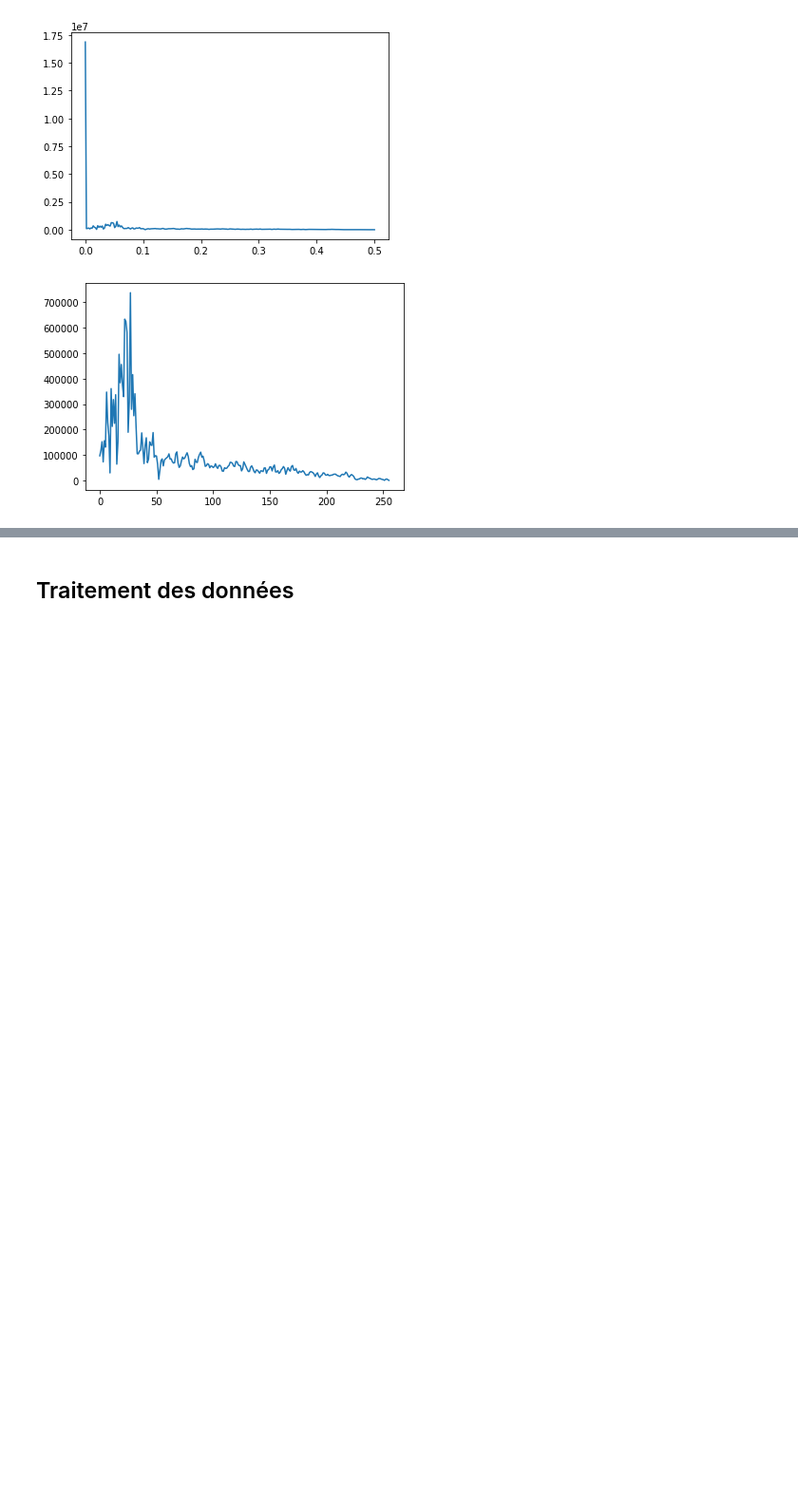
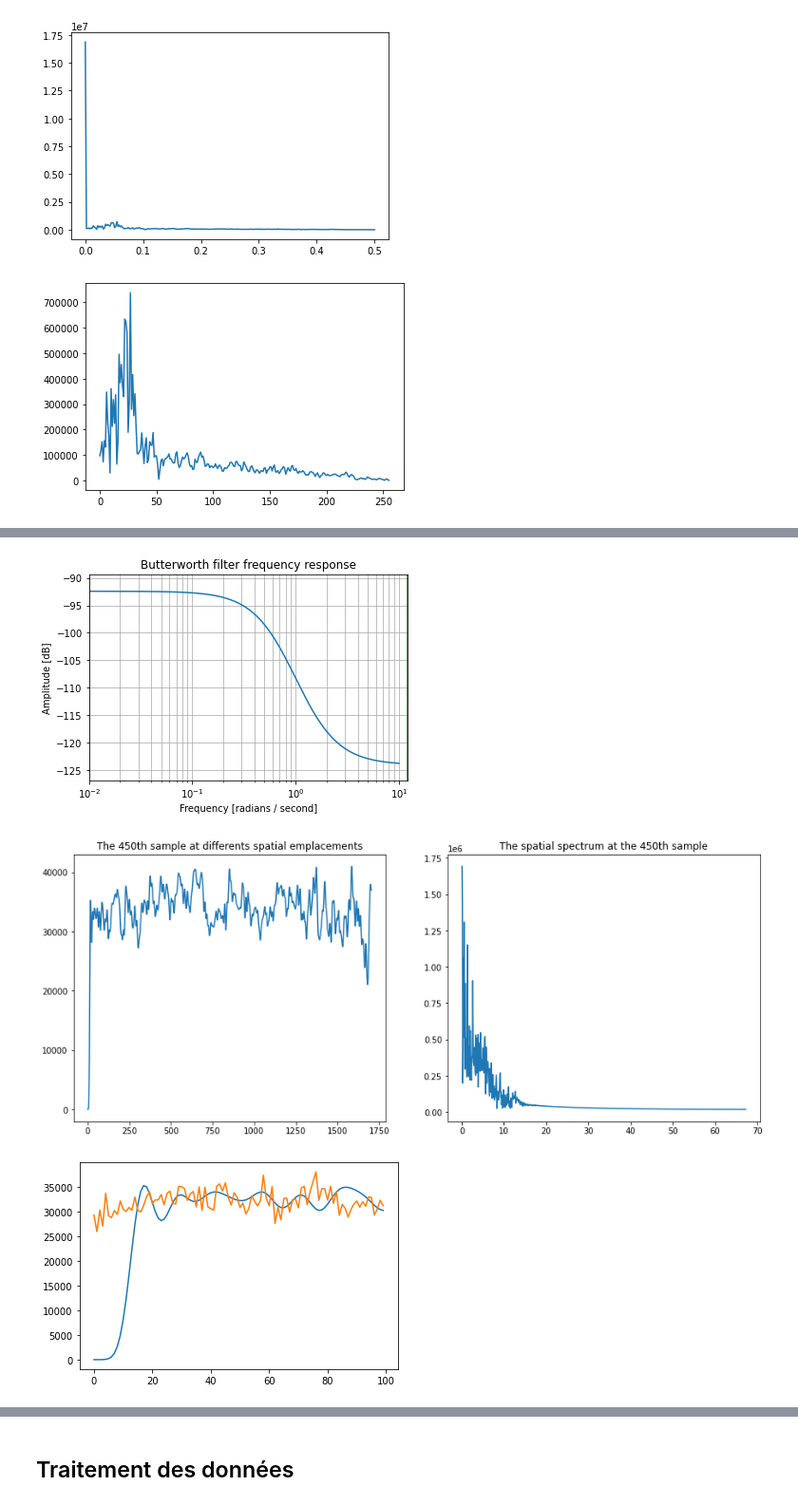
Before and after one commit to MerlinSchoose/tnsi-project, a Jupyter notebook: Examen_TNS_2021_2022.ipynb, the cells around one changed output, grey strips where cells are left out. Shown at 95% size. Cells and saved outputs as stored; diff of their text form; code cells hidden in the pictures; blank space fills up the shorter version.

Commit message:
First attempt to remove vertical clutter with filter

```diff
--- a/Examen_TNS_2021_2022.ipynb
+++ b/Examen_TNS_2021_2022.ipynb
@@ -87,0 +119,25 @@ plt.show()
+# %%
+cutoff_freq = 12
+b, a = signal.butter(10, cutoff_freq, 'lp', analog=False, fs=sample_rate)
+w, h = signal.freqs(b, a)
+plt.semilogx(w, 20 * np.log10(abs(h)))
+plt.title('Butterworth filter frequency response')
+plt.xlabel('Frequency [radians / second]')
+plt.ylabel('Amplitude [dB]')
+plt.margins(0, 0.1)
+plt.grid(which='both', axis='both')
+plt.axvline(cutoff_freq, color='green') # cutoff frequency
+plt.show()
+
+
+sos = signal.butter(10, cutoff_freq, 'lp', fs=sample_rate, output='sos')
+filtered = signal.sosfilt(sos, bs[450])
+spatial_spectrum(filtered, sample_rate, 450)
+
+plt.plot(filtered[:100])
+plt.plot(bs[450][:100])
+plt.show()
+# %% [output]
+[figure, added]
+[figure, added]
+[figure, added]
```
Also changed, not shown: parts of 8 cells of this notebook.
